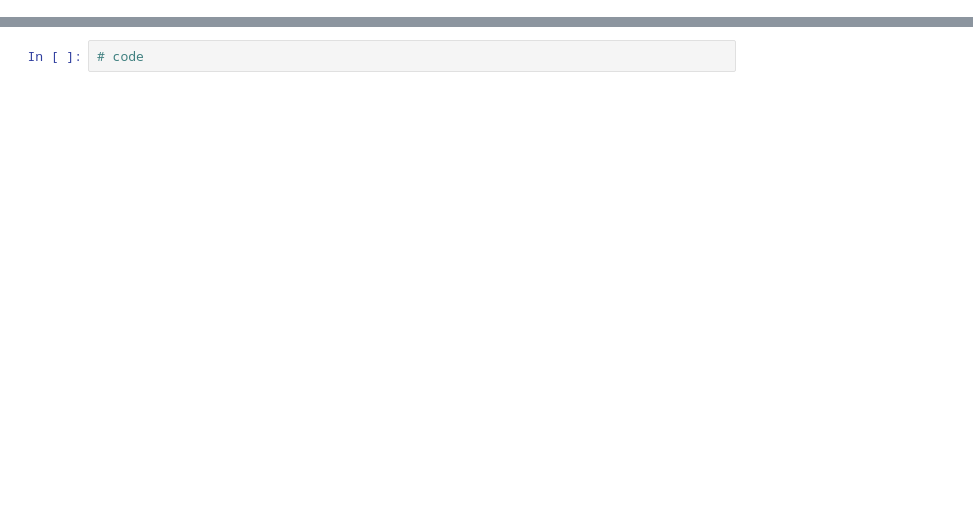
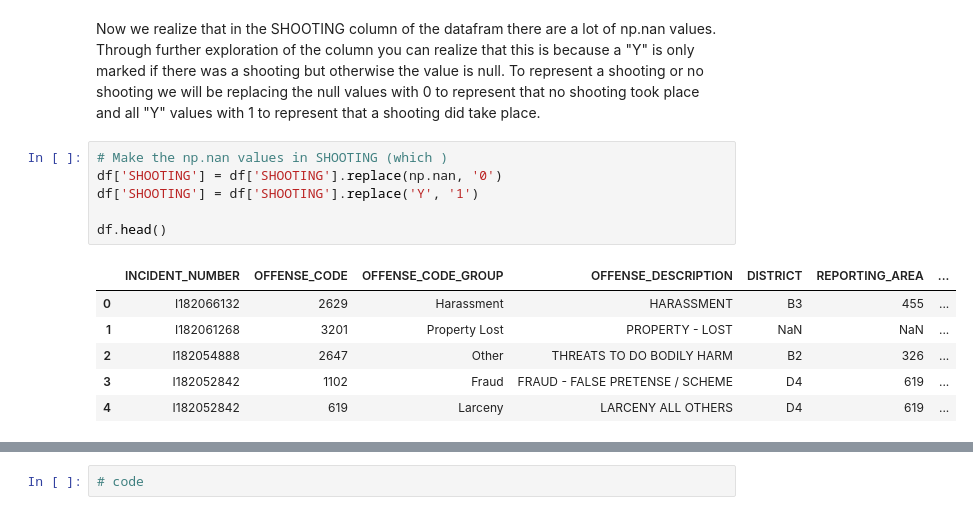
Before and after one commit to eschick4/eschick4.github.io, a Jupyter notebook: Final Tutorial.ipynb, the cells around one changed output, grey strips where cells are left out. Cells and saved outputs as stored; diff of their text form; blank space fills up the shorter version.

```diff
--- a/Final Tutorial.ipynb
+++ b/Final Tutorial.ipynb
@@ -6,0 +127,15 @@ The purpose of this tutorial is to..
+# %% [markdown]
+Now we realize that in the SHOOTING column of the datafram there are a lot of np.nan values. Through further exploration of the column you can realize that this is because a "Y" is only marked if there was a shooting but otherwise the value is null. To represent a shooting or no shooting we will be replacing the null values with 0 to represent that no shooting took place and all "Y" values with 1 to represent that a shooting did take place.
+# %%
+# Make the np.nan values in SHOOTING (which )
+df['SHOOTING'] = df['SHOOTING'].replace(np.nan, '0')
+df['SHOOTING'] = df['SHOOTING'].replace('Y', '1')
+
+df.head()
+# %% [output]
+|  | INCIDENT_NUMBER | OFFENSE_CODE | OFFENSE_CODE_GROUP | OFFENSE_DESCRIPTION | DISTRICT | REPORTING_AREA | ... |
+| 0 | I182066132 | 2629 | Harassment | HARASSMENT | B3 | 455 | ... |
+| 1 | I182061268 | 3201 | Property Lost | PROPERTY - LOST | NaN | NaN | ... |
+| 2 | I182054888 | 2647 | Other | THREATS TO DO BODILY HARM | B2 | 326 | ... |
+| 3 | I182052842 | 1102 | Fraud | FRAUD - FALSE PRETENSE / SCHEME | D4 | 619 | ... |
+| 4 | I182052842 | 619 | Larceny | LARCENY ALL OTHERS | D4 | 619 | ... |
```
Also changed, not shown: parts of 40 cells of this notebook, 3 other files.
